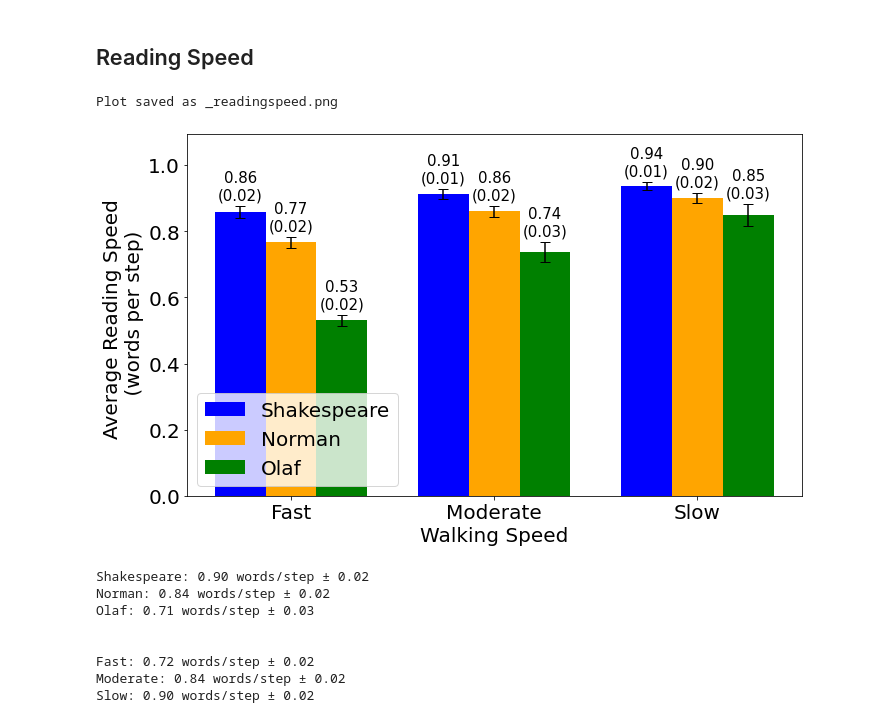
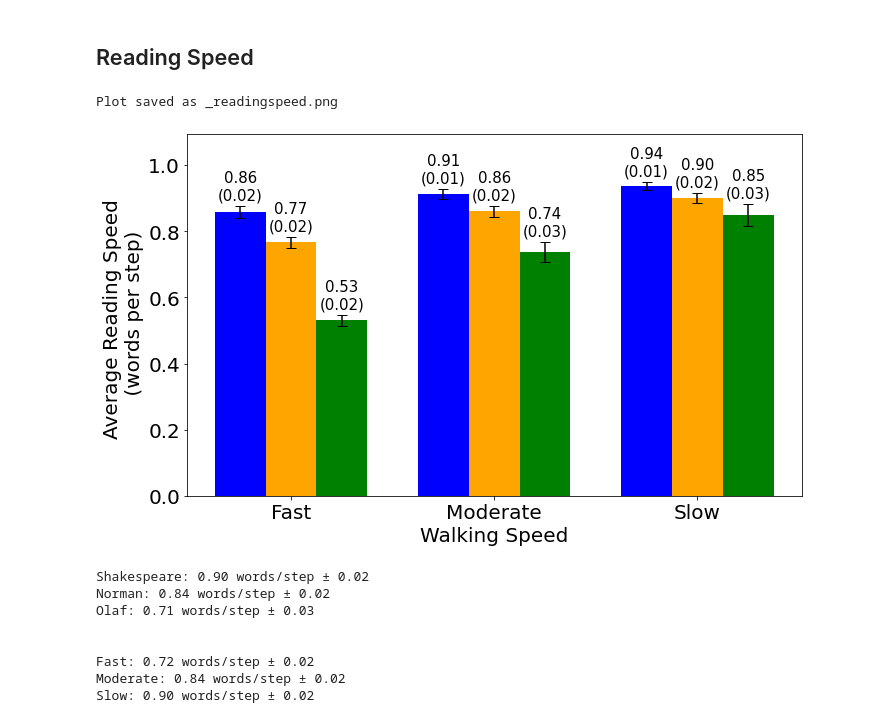
Before and after one commit to BaiYunpeng1949/heads-up-multitasker, a Jupyter notebook: hrl/envs/supervisory_control/results/Figure Drawer Supervisory Control Simulation Results.ipynb, the cells around one changed output. Saved outputs shown, nothing was run; the diff lists cells and outputs as text; code cells hidden in the pictures.

```diff
--- a/hrl/envs/supervisory_control/results/Figure Drawer Supervisory Control Simulation Results.ipynb
+++ b/hrl/envs/supervisory_control/results/Figure Drawer Supervisory Control Simulation Results.ipynb
@@ -336,35 +336,35 @@ def annotate_bars(ax, rects, means, sems):
 rects_a = ax.bar(x - bar_width, means_a, yerr=sem_a, color=colors[0], width=bar_width, label='Shakespeare', capsize=5)
 rects_b = ax.bar(x, means_b, yerr=sem_b, color=colors[1], width=bar_width, label='Norman', capsize=5)
 rects_c = ax.bar(x + bar_width, means_c, yerr=sem_c, color=colors[2], width=bar_width, label='Olaf', capsize=5)
 
 annotate_bars(ax, rects_a, means_a, sem_a)
 annotate_bars(ax, rects_b, means_b, sem_b)
 annotate_bars(ax, rects_c, means_c, sem_c)
 
 # Adjust y-axis limits
 all_means = means_a + means_b + means_c
 all_sems = sem_a + sem_b + sem_c
 adjust_ylim(ax, all_means, all_sems)
 
 ax.set_xlabel("Walking Speed", fontsize=20)
 ax.set_ylabel("Average Reading Speed \n (words per step)", fontsize=20)
 ax.set_xticks(x)
 ax.set_xticklabels(x_labels, fontsize=20)
 ax.tick_params(axis='y', labelsize=20)  # Adjust the fontsize as desired for y-axis
-ax.legend(fontsize=20)
+# ax.legend(fontsize=20)
 
 plt.tight_layout()
 
 # Save the plot to a local file
 # output_filename = 'readingspeed.png'
 output_filename = '_readingspeed.png'
 plt.savefig(output_filename, dpi=300, bbox_inches='tight')
 print(f'Plot saved as {output_filename}')
 
 plt.show()
 # %% [output]
 Plot saved as _readingspeed.png
-[figure, old version]
+[figure, new version]
 # %%
 # 1. Average reading speed for each agent across the three walking speeds.
 mean_reading_speed_a = np.mean(means_a)
```
Also changed, not shown: parts of 3 cells of this notebook, 4 other files.
